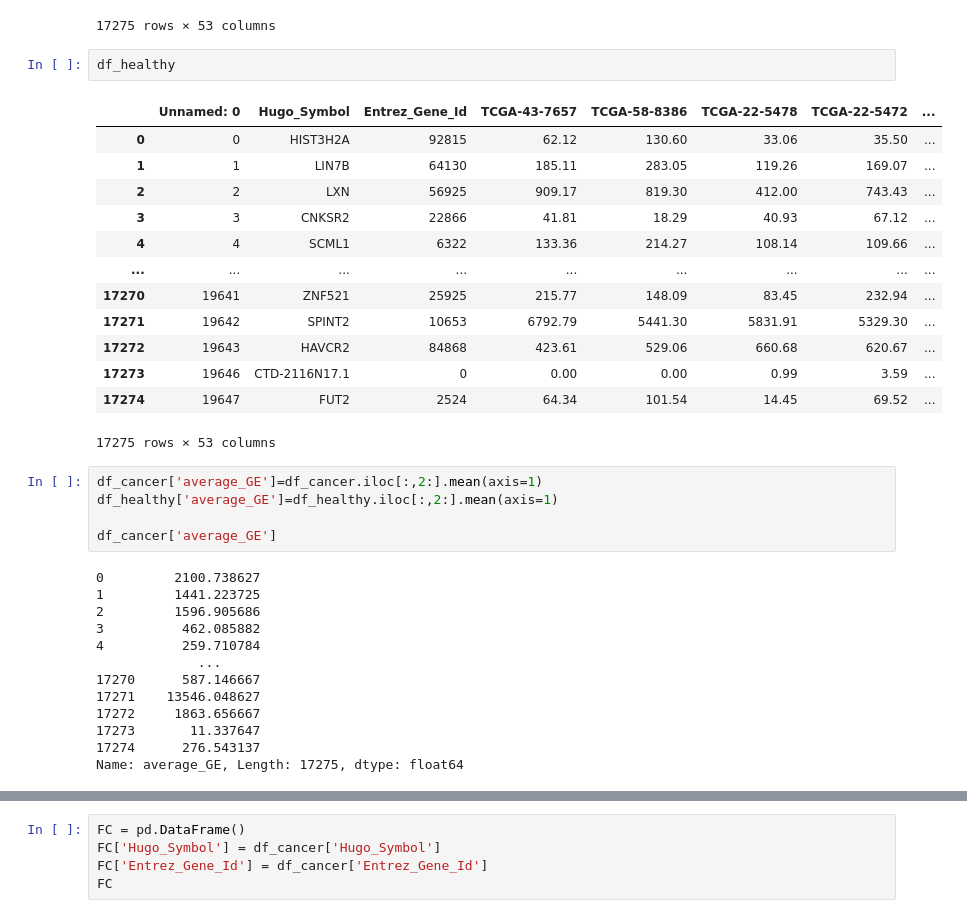
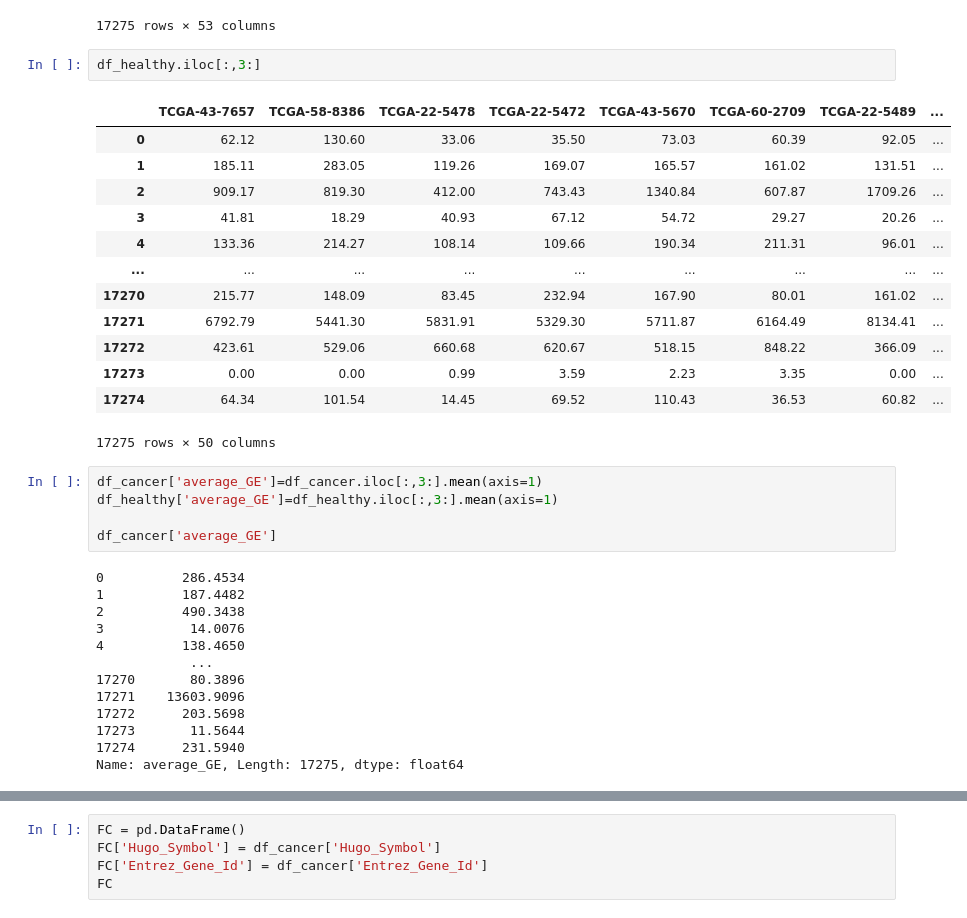
Before and after one commit to FatmaGad25/Bioinformatics_Final_project, a Jupyter notebook: FOLD_CHANGE.ipynb, the cells around one changed output, grey strips where cells are left out. Drawn from its saved outputs; the diff is of its cells as text.

```diff
--- a/FOLD_CHANGE.ipynb
+++ b/FOLD_CHANGE.ipynb
@@ -40,38 +40,38 @@ df_cancer
 | 17274 | 19647 | FUT2 | 2524 | 105.15 | 58.30 | 39.79 | 1059.11 | ... |
 17275 rows × 53 columns
 # %%
-df_healthy
+df_healthy.iloc[:,3:]
 # %% [output]
-|  | Unnamed: 0 | Hugo_Symbol | Entrez_Gene_Id | TCGA-43-7657 | TCGA-58-8386 | TCGA-22-5478 | TCGA-22-5472 | ... |
-| 0 | 0 | HIST3H2A | 92815 | 62.12 | 130.60 | 33.06 | 35.50 | ... |
-| 1 | 1 | LIN7B | 64130 | 185.11 | 283.05 | 119.26 | 169.07 | ... |
-| 2 | 2 | LXN | 56925 | 909.17 | 819.30 | 412.00 | 743.43 | ... |
-| 3 | 3 | CNKSR2 | 22866 | 41.81 | 18.29 | 40.93 | 67.12 | ... |
-| 4 | 4 | SCML1 | 6322 | 133.36 | 214.27 | 108.14 | 109.66 | ... |
+|  | TCGA-43-7657 | TCGA-58-8386 | TCGA-22-5478 | TCGA-22-5472 | TCGA-43-5670 | TCGA-60-2709 | TCGA-22-5489 | ... |
+| 0 | 62.12 | 130.60 | 33.06 | 35.50 | 73.03 | 60.39 | 92.05 | ... |
+| 1 | 185.11 | 283.05 | 119.26 | 169.07 | 165.57 | 161.02 | 131.51 | ... |
+| 2 | 909.17 | 819.30 | 412.00 | 743.43 | 1340.84 | 607.87 | 1709.26 | ... |
+| 3 | 41.81 | 18.29 | 40.93 | 67.12 | 54.72 | 29.27 | 20.26 | ... |
+| 4 | 133.36 | 214.27 | 108.14 | 109.66 | 190.34 | 211.31 | 96.01 | ... |
 | ... | ... | ... | ... | ... | ... | ... | ... | ... |
-| 17270 | 19641 | ZNF521 | 25925 | 215.77 | 148.09 | 83.45 | 232.94 | ... |
-| 17271 | 19642 | SPINT2 | 10653 | 6792.79 | 5441.30 | 5831.91 | 5329.30 | ... |
-| 17272 | 19643 | HAVCR2 | 84868 | 423.61 | 529.06 | 660.68 | 620.67 | ... |
-| 17273 | 19646 | CTD-2116N17.1 | 0 | 0.00 | 0.00 | 0.99 | 3.59 | ... |
-| 17274 | 19647 | FUT2 | 2524 | 64.34 | 101.54 | 14.45 | 69.52 | ... |
+| 17270 | 215.77 | 148.09 | 83.45 | 232.94 | 167.90 | 80.01 | 161.02 | ... |
+| 17271 | 6792.79 | 5441.30 | 5831.91 | 5329.30 | 5711.87 | 6164.49 | 8134.41 | ... |
+| 17272 | 423.61 | 529.06 | 660.68 | 620.67 | 518.15 | 848.22 | 366.09 | ... |
+| 17273 | 0.00 | 0.00 | 0.99 | 3.59 | 2.23 | 3.35 | 0.00 | ... |
+| 17274 | 64.34 | 101.54 | 14.45 | 69.52 | 110.43 | 36.53 | 60.82 | ... |
-17275 rows × 53 columns
+17275 rows × 50 columns
 # %%
-df_cancer['average_GE']=df_cancer.iloc[:,2:].mean(axis=1)
-df_healthy['average_GE']=df_healthy.iloc[:,2:].mean(axis=1)
+df_cancer['average_GE']=df_cancer.iloc[:,3:].mean(axis=1)
+df_healthy['average_GE']=df_healthy.iloc[:,3:].mean(axis=1)
 
 df_cancer['average_GE']
 # %% [output]
-0         2100.738627
-1         1441.223725
-2         1596.905686
-3          462.085882
-4          259.710784
-             ...
-17270      587.146667
-17271    13546.048627
-17272     1863.656667
-17273       11.337647
-17274      276.543137
+0          286.4534
+1          187.4482
+2          490.3438
+3           14.0076
+4          138.4650
+            ...
+17270       80.3896
+17271    13603.9096
+17272      203.5698
+17273       11.5644
+17274      231.5940
 Name: average_GE, Length: 17275, dtype: float64
 # %%
 df_healthy['average_GE']
```
Also changed, not shown: parts of 15 cells of this notebook.
